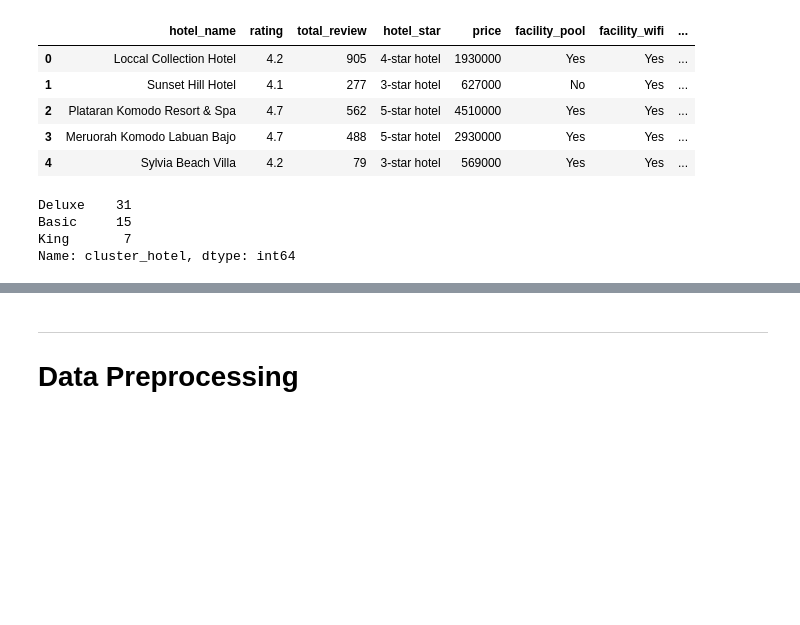
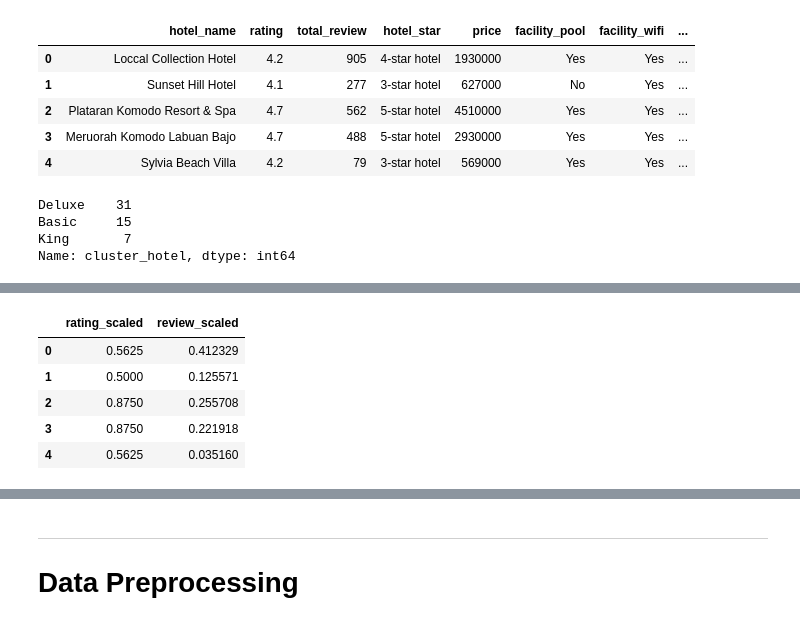
Before and after one commit to H8-Assignments-Bay/p2---final-project-group-005, a Jupyter notebook: model_hotel.ipynb, the cells around one changed output, grey strips where cells are left out. Drawn from its saved outputs; the diff is of its cells as text; code cells hidden in the pictures; blank space fills up the shorter version.

```diff
--- a/model_hotel.ipynb
+++ b/model_hotel.ipynb
@@ -266,0 +279,2 @@ df_hotel.to_csv('hotel_final.csv', index = False)
+# %%
+scaler = MinMaxScaler()
@@ -266,0 +283,10 @@ df_hotel.to_csv('hotel_final.csv', index = False)
+# %%
+scaled_df = pd.DataFrame(df_scaled, columns = ['rating_scaled','review_scaled'])
+scaled_df.head()
+# %% [output]
+|  | rating_scaled | review_scaled |
+| 0 | 0.5625 | 0.412329 |
+| 1 | 0.5000 | 0.125571 |
+| 2 | 0.8750 | 0.255708 |
+| 3 | 0.8750 | 0.221918 |
+| 4 | 0.5625 | 0.035160 |
```
Also changed, not shown: parts of 13 cells of this notebook, 7 other files.
